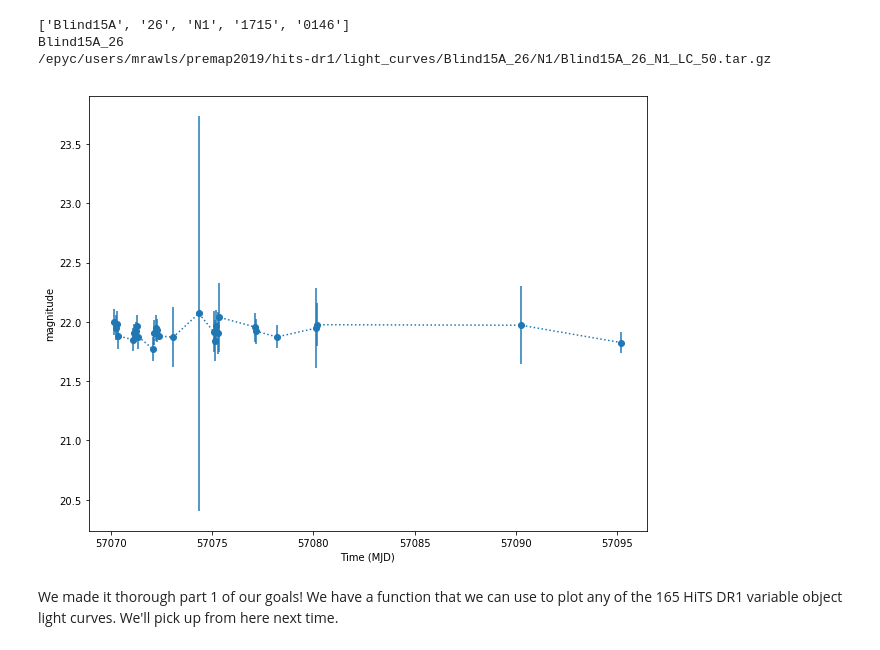
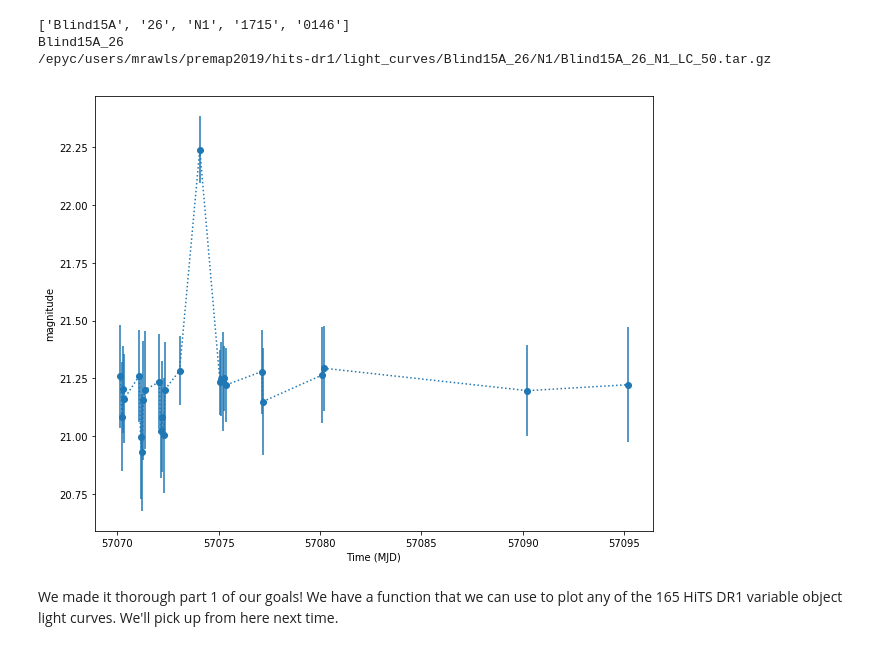
Before and after one commit to mrawls/lsst-hits-bump, a Jupyter notebook: tw94/Premap-Nov20-22_tw.ipynb, the cells around one changed output. Saved outputs shown, nothing was run; the diff lists cells and outputs as text; code cells hidden in the pictures.

Commit message:
Updated nov 20-22 notebook with new plot

```diff
--- a/tw94/Premap-Nov20-22_tw.ipynb
+++ b/tw94/Premap-Nov20-22_tw.ipynb
@@ -89,9 +91,9 @@ def plot_hits(row,lcPath='/epyc/users/mrawls/premap2019/hits-dr1/light_curves'):
     plt.xlabel('Time (MJD)')
     plt.ylabel('magnitude')
 # %%
-plot_hits(hitsDf.iloc[102]) #ask Meredith if this is actually a source? This looks suspicious with the huge error bar.
+plot_hits(hitsDf.iloc[7]) #ask Meredith if this is actually a source? This looks suspicious with the huge error bar.
 # %% [output]
-[figure, old version]
+[figure, new version]
 # %% [markdown]
 We made it thorough part 1 of our goals! We have a function that we can use to plot any of the 165 HiTS DR1 variable
 object light curves. We'll pick up from here next time.
```
Also changed, not shown: parts of 11 cells of this notebook.
